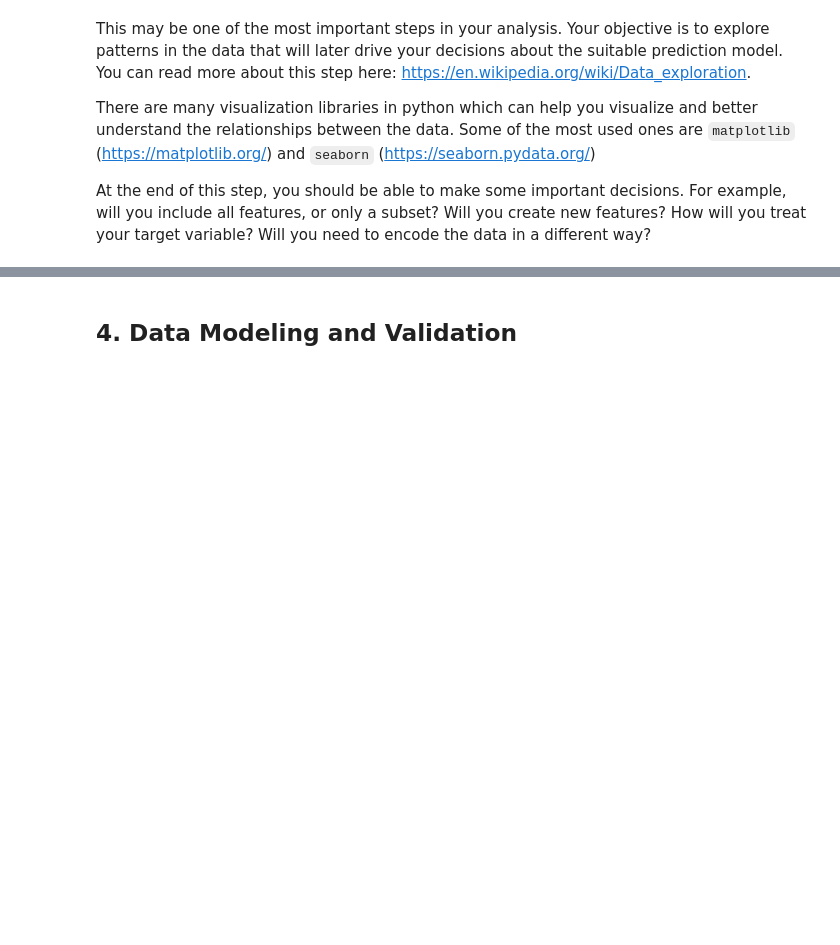
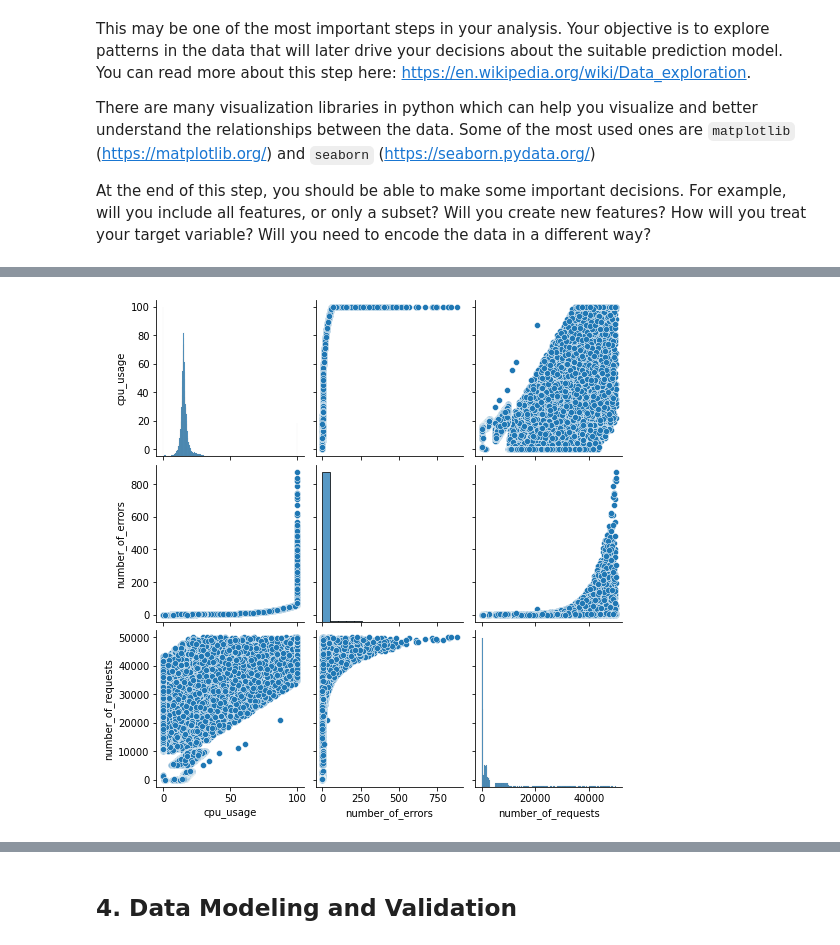
Before and after one commit to natasa-plulikova/interns_day, a Jupyter notebook: Starter_notebook.ipynb, the cells around one changed output, grey strips where cells are left out. Cells and saved outputs as stored; diff of their text form; code cells hidden in the pictures; blank space fills up the shorter version.

```diff
--- a/Starter_notebook.ipynb
+++ b/Starter_notebook.ipynb
@@ -96,0 +277,5 @@ At the end of this step, you should be able to make some important decisions. Fo
+# %%
+sns.pairplot(data = train_data_dedupped, vars=['cpu_usage','number_of_errors','number_of_requests'])
+plt.show()
+# %% [output]
+[figure, added]
```
Also changed, not shown: parts of 35 cells of this notebook, 1 other file.
